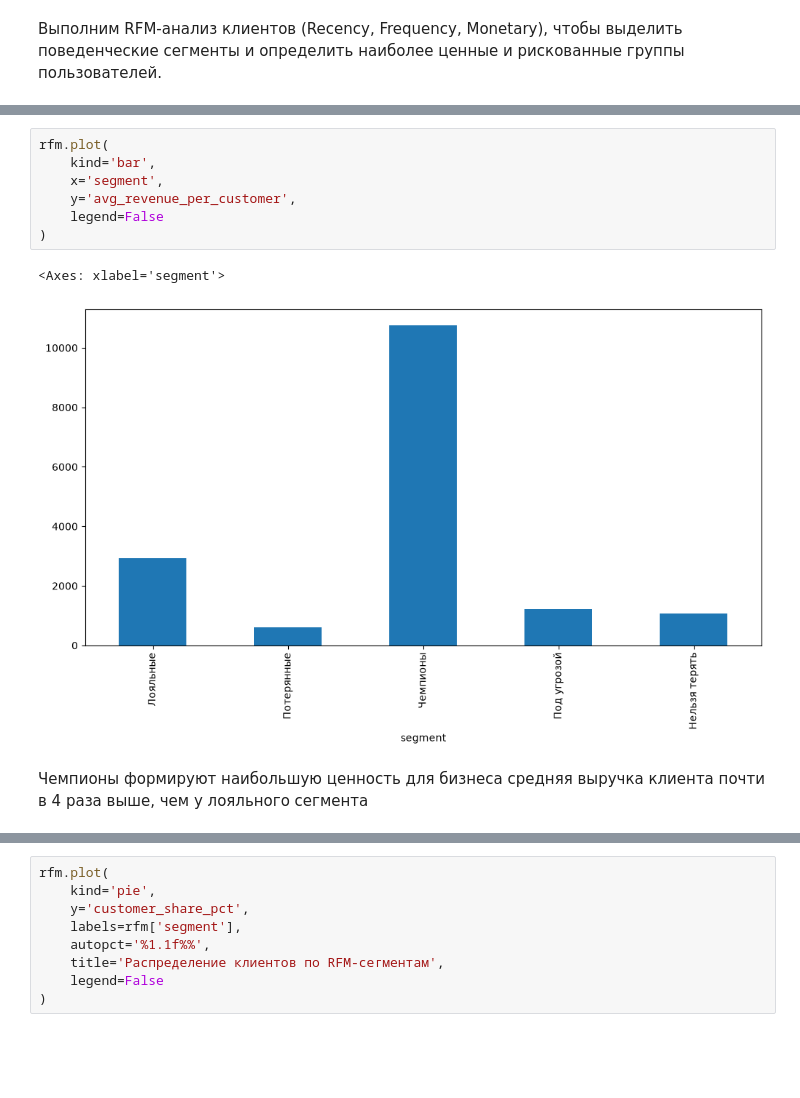
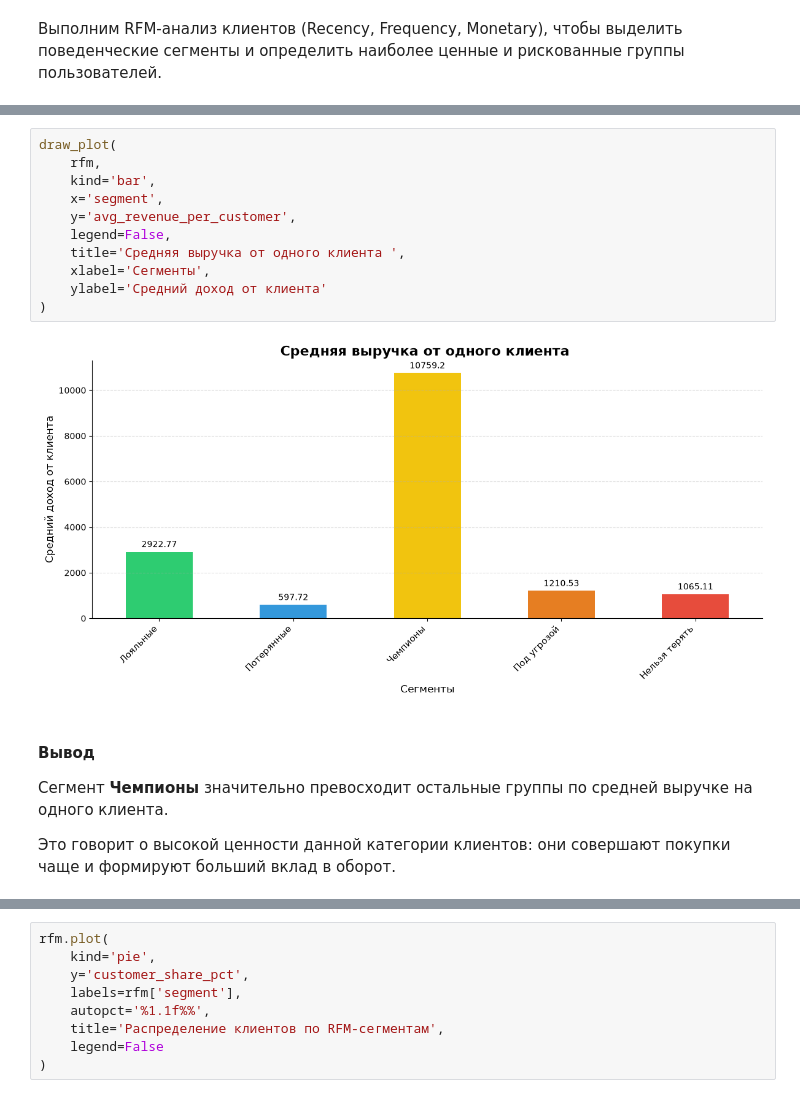
Before and after one commit to artkriukov/portfolio, a Jupyter notebook: projects/rfm-analysis-pharmacy/rfm-pharmacy-analysis.ipynb, the cells around one changed output, grey strips where cells are left out. Cells and saved outputs as stored; diff of their text form; blank space fills up the shorter version.

```diff
--- a/projects/rfm-analysis-pharmacy/rfm-pharmacy-analysis.ipynb
+++ b/projects/rfm-analysis-pharmacy/rfm-pharmacy-analysis.ipynb
@@ -79,12 +139,19 @@ rfm.plot(
 # %%
-rfm.plot(
+draw_plot(
+    rfm,
     kind='bar',
     x='segment',
     y='avg_revenue_per_customer',
-    legend=False
+    legend=False,
+    title='Средняя выручка от одного клиента ',
+    xlabel='Сегменты',
+    ylabel='Средний доход от клиента'
 )
 # %% [output]
-<Axes: xlabel='segment'>
-[figure, old version]
+[figure, new version]
-# %% [markdown]
-Чемпионы формируют наибольшую ценность для бизнеса средняя выручка клиента почти в 4 раза выше, чем у лояльного сегмента
+# %% [markdown]
+#### Вывод
+
+Сегмент **Чемпионы** значительно превосходит остальные группы по средней выручке на одного клиента.
+
+Это говорит о высокой ценности данной категории клиентов: они совершают покупки чаще и формируют больший вклад в оборот.
```
Also changed, not shown: parts of 21 cells of this notebook, 1 other file.
